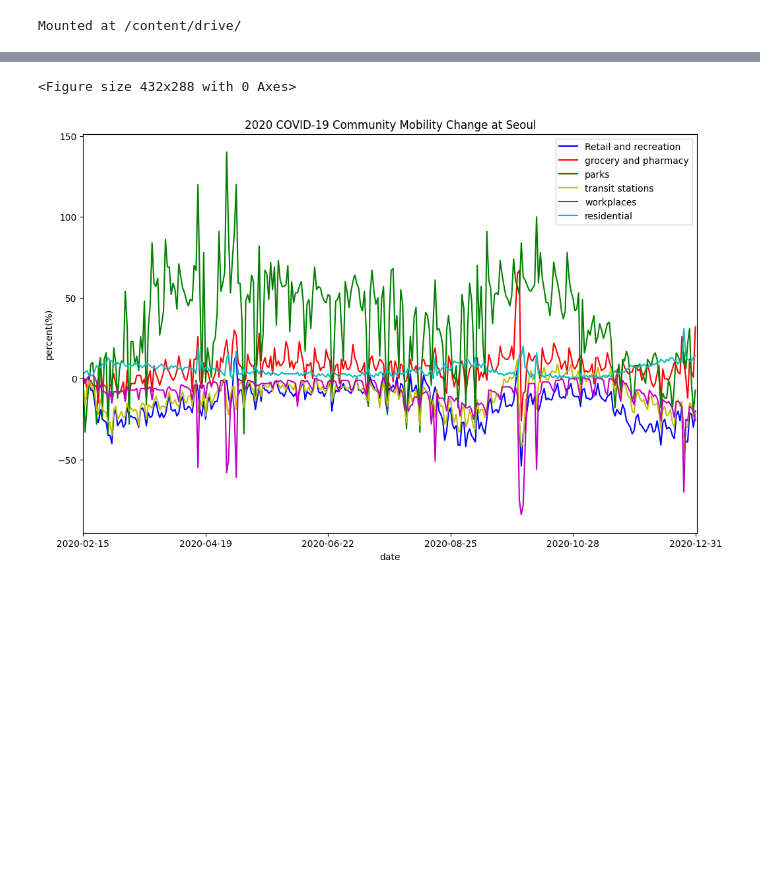
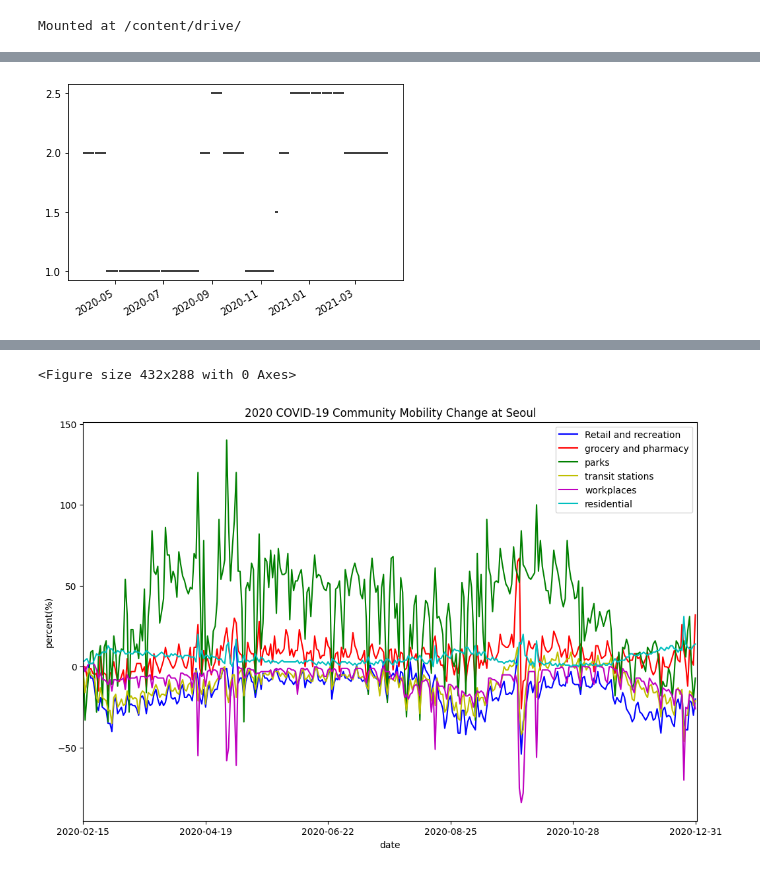
Before and after one commit to solee328/LikeLion_EDA, a Jupyter notebook: COVID19_EDA.ipynb, the cells around one changed output, grey strips where cells are left out. Cells and saved outputs as stored; diff of their text form; code cells hidden in the pictures; blank space fills up the shorter version.

```diff
--- a/COVID19_EDA.ipynb
+++ b/COVID19_EDA.ipynb
@@ -52,0 +163,10 @@ display(google_2021_df.head())
+# %%
+for i in range (28,31):
+  if policy.loc[i,'detail'] =='Strong':
+    policy.loc[i,'detail'] = 2
+  else:
+    policy.loc[i,'detail'] = 1
+
+policy['Level'] = policy['detail']
+# %%
+policy = policy.loc[28:30, ['gov_policy', 'Level', 'start_date', 'end_date']]
@@ -52,0 +180,17 @@ display(google_2021_df.head())
+# %%
+policy.loc[3] = [ 'Distancing in daily life', 1 , '2020-05-06', '2020-06-27'] # 생활속 거리두기 20.5.6-20.6.27
+policy.loc[4] = [ 'Social Distancing Campaign', 1, '2020-06-28', '2020-08-15'] # 단계별 적응 - 1단계 거리두기 20.6.28-20.8.15
+policy.loc[5] = [ 'Social Distancing Campaign', 2, '2020-08-16', '2020-08-29'] # 2단계 거리두기 20.8.16-20.8.29/ 8월 19일부터터터 완전한 거리두기
+policy.loc[6] = [ 'Social Distancing Campaign', 2.5, '2020-08-30', '2020-09-13'] # 강화 2단계 거리두기 20.8.30-20.9.13
+policy.loc[7] = [ 'Social Distancing Campaign', 2, '2020-09-14', '2020-10-11'] # 2단계 거리두기 20.9.14-20.10.11
+policy.loc[8] = [ 'Social Distancing Campaign', 1, '2020-10-12', '2020-11-18'] # 1단계 거리두기 20.10.12-20.11.23
+policy.loc[9] = [ 'Social Distancing Campaign', 1.5, '2020-11-19', '2020-11-23']
+policy.loc[10] = [ 'Social Distancing Campaign', 2, '2020-11-24', '2020-12-07'] # 2단계 거리두기 20.11.24-20.12.07
+policy.loc[11] = [ 'Social Distancing Campaign', 2.5, '2020-12-08', '2020-12-23'] # 2단계 거리두기 20.12.8-20.12.23 수도권은 2.5 비수도권 2
+# policy.loc[12] = [ 'Special Measures for Strengthening the Prevention of the Year-end and New Year' , '2020-12-24', '2021-04-11'] # 연말연시 방역강화 특별대책 20.12.24-
+policy.loc[12] = [ 'Social Distancing Campaign', 2.5, '2020-12-24', '2021-01-03'] # 5인이상 집합금지 시작
+policy.loc[13] = [ 'Social Distancing Campaign', 2.5, '2021-01-04', '2021-01-17']
+policy.loc[14] = [ 'Social Distancing Campaign', 2.5, '2021-01-18', '2021-01-31']
+policy.loc[15] = [ 'Social Distancing Campaign', 2.5, '2021-02-01', '2021-02-14']
+policy.loc[16] = [ 'Social Distancing Campaign', 2, '2021-02-15', '2021-02-28']
+policy.loc[17] = [ 'Social Distancing Campaign', 2, '2021-03-01', '2021-04-11']
@@ -52,0 +217,14 @@ display(google_2021_df.head())
+# %%
+policy = policy.reset_index(drop =True)
+# %%
+start_date = pd.to_datetime(policy.start_date)
+end_date = pd.to_datetime(policy.end_date)
+
+fig = plt.figure()
+ax = fig.add_subplot(111)
+ax = ax.xaxis_date()
+plt.yticks([1, 1.5, 2, 2.5])
+ax = plt.hlines(policy['Level'], dt.date2num(start_date), dt.date2num(end_date))
+fig.autofmt_xdate()
+# %% [output]
+[figure, added]
```
Also changed, not shown: parts of 97 cells of this notebook.
